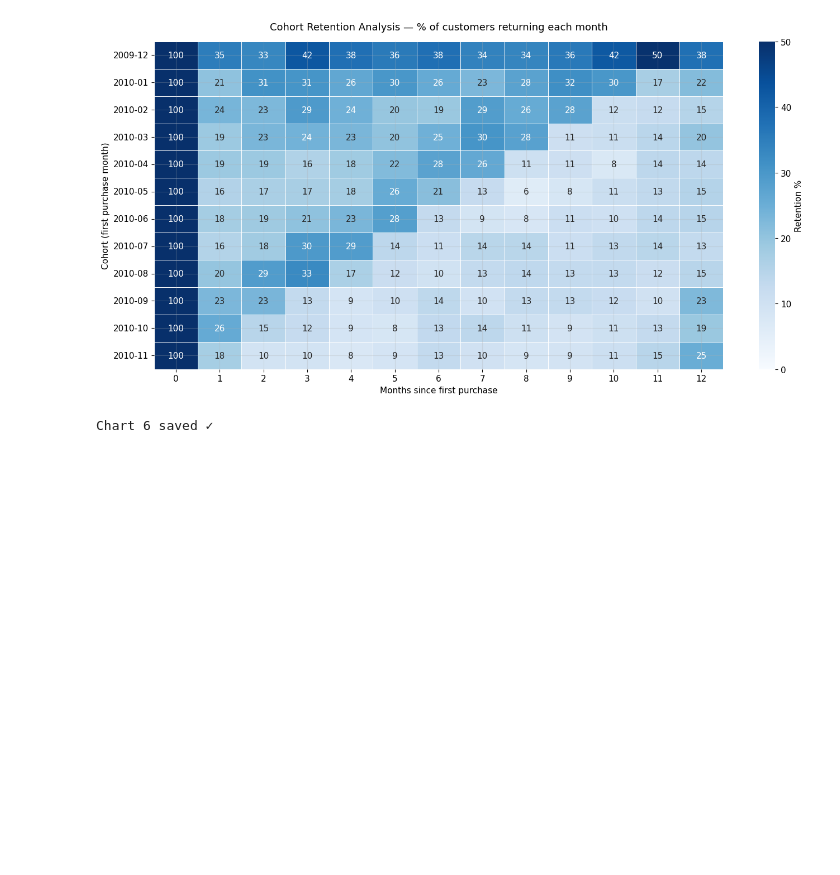
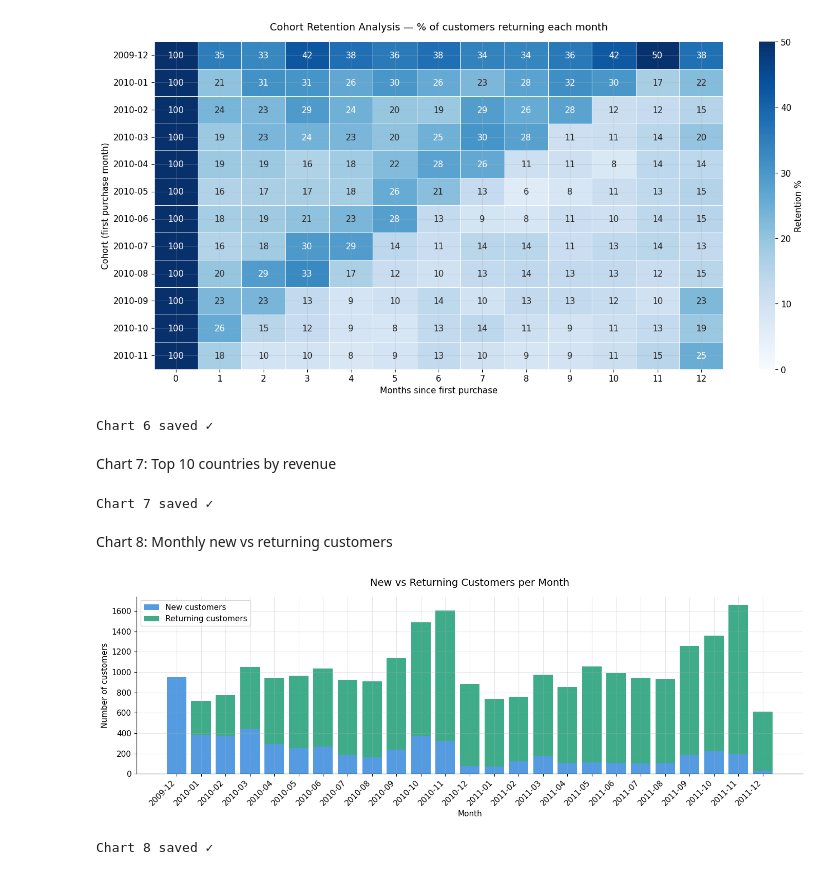
Before and after one commit to NelsonBenitez/ecommerce-sales-analysis, a Jupyter notebook: notebooks/03_eda.ipynb, the cells around one changed output. Saved outputs shown, nothing was run; the diff lists cells and outputs as text; code cells hidden in the pictures; blank space fills up the shorter version.

Commit message:
feat: EDA notebook complete — 8 charts covering revenue, cohorts, products, geography

```diff
--- a/notebooks/03_eda.ipynb
+++ b/notebooks/03_eda.ipynb
@@ -253,3 +272,66 @@ print("Chart 6 saved ✓")
 # %% [output]
 [figure]
 Chart 6 saved ✓
+# %% [markdown]
+Chart 7: Top 10 countries by revenue
+# %%
+country_rev = (df.groupby('country')['revenue']
+                 .sum()
+                 .sort_values(ascending=False)
+                 .reset_index())
+
+fig = px.treemap(country_rev.head(15),
+                 path=['country'],
+                 values='revenue',
+                 color='revenue',
+                 color_continuous_scale='Blues',
+                 title='Revenue by Country — Treemap')
+
+fig.update_traces(textinfo='label+value+percent root',
+                  texttemplate='<b>%{label}</b><br>£%{value:,.0f}<br>%{percentRoot:.1%}')
+fig.update_layout(height=500, margin=dict(t=50, l=10, r=10, b=10))
+fig.write_html('../outputs/figures/treemap_country.html')
+fig.show()
+print("Chart 7 saved ✓")
+# %% [output]
+Chart 7 saved ✓
+# %% [markdown]
+Chart 8: Monthly new vs returning customers
+# %%
+first_purchase = (df.groupby('customer_id')['year_month']
+                    .min()
+                    .reset_index()
+                    .rename(columns={'year_month': 'first_month'}))
+
+df_tagged = df.merge(first_purchase, on='customer_id')
+df_tagged['customer_type'] = np.where(
+    df_tagged['year_month'] == df_tagged['first_month'],
+    'New', 'Returning'
+)
+
+cust_type_monthly = (df_tagged.groupby(['year_month', 'customer_type'])['customer_id']
+                               .nunique()
+                               .unstack(fill_value=0)
+                               .reset_index())
+
+fig, ax = plt.subplots(figsize=(14, 5))
+ax.bar(cust_type_monthly['year_month'],
+       cust_type_monthly.get('New', 0),
+       label='New customers', color='#378ADD', alpha=0.85)
+ax.bar(cust_type_monthly['year_month'],
+       cust_type_monthly.get('Returning', 0),
+       bottom=cust_type_monthly.get('New', 0),
+       label='Returning customers', color='#1D9E75', alpha=0.85)
+
+ax.set_xlabel('Month')
+ax.set_ylabel('Number of customers')
+ax.set_title('New vs Returning Customers per Month', fontsize=14, pad=15)
+ax.legend()
+plt.xticks(rotation=45, ha='right')
+plt.tight_layout()
+plt.savefig('../outputs/figures/new_vs_returning_customers.png', dpi=150, bbox_inches='tight')
+plt.show()
+print("Chart 8 saved ✓")
+# %% [output]
+[figure, added]
+Chart 8 saved ✓
```
Also changed, not shown: parts of 2 cells of this notebook.
